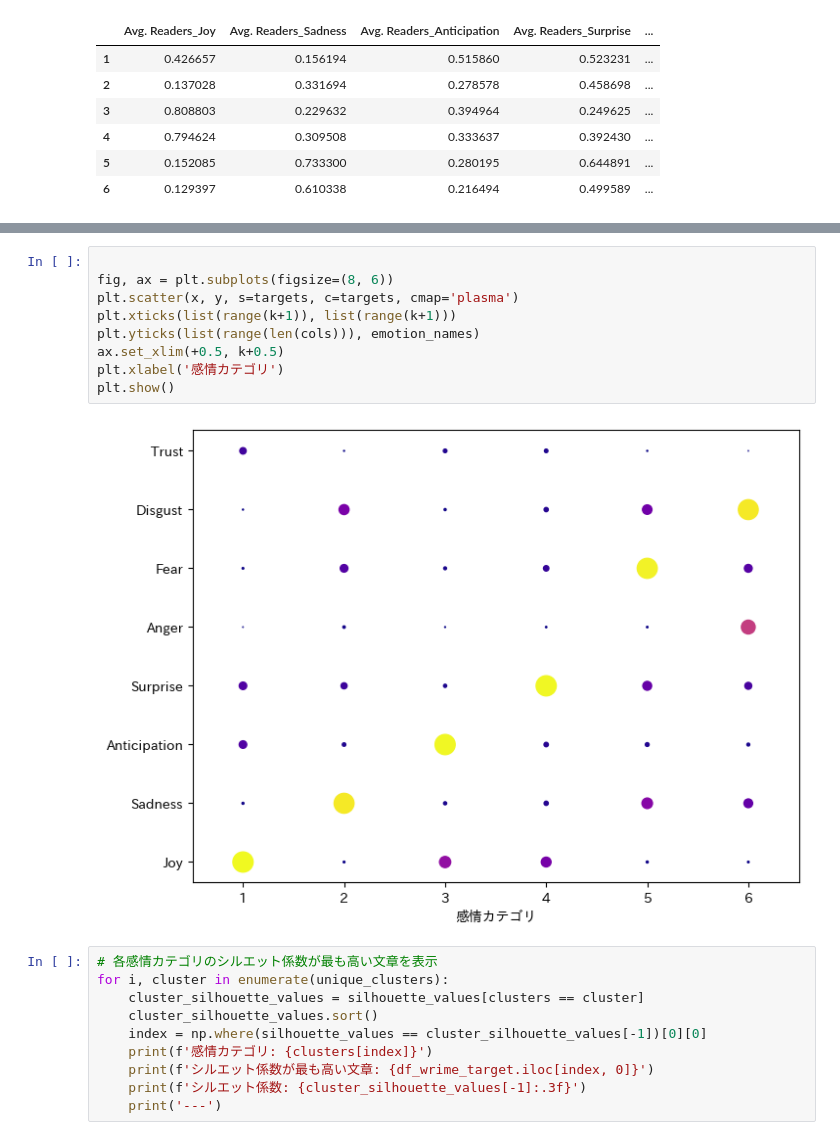
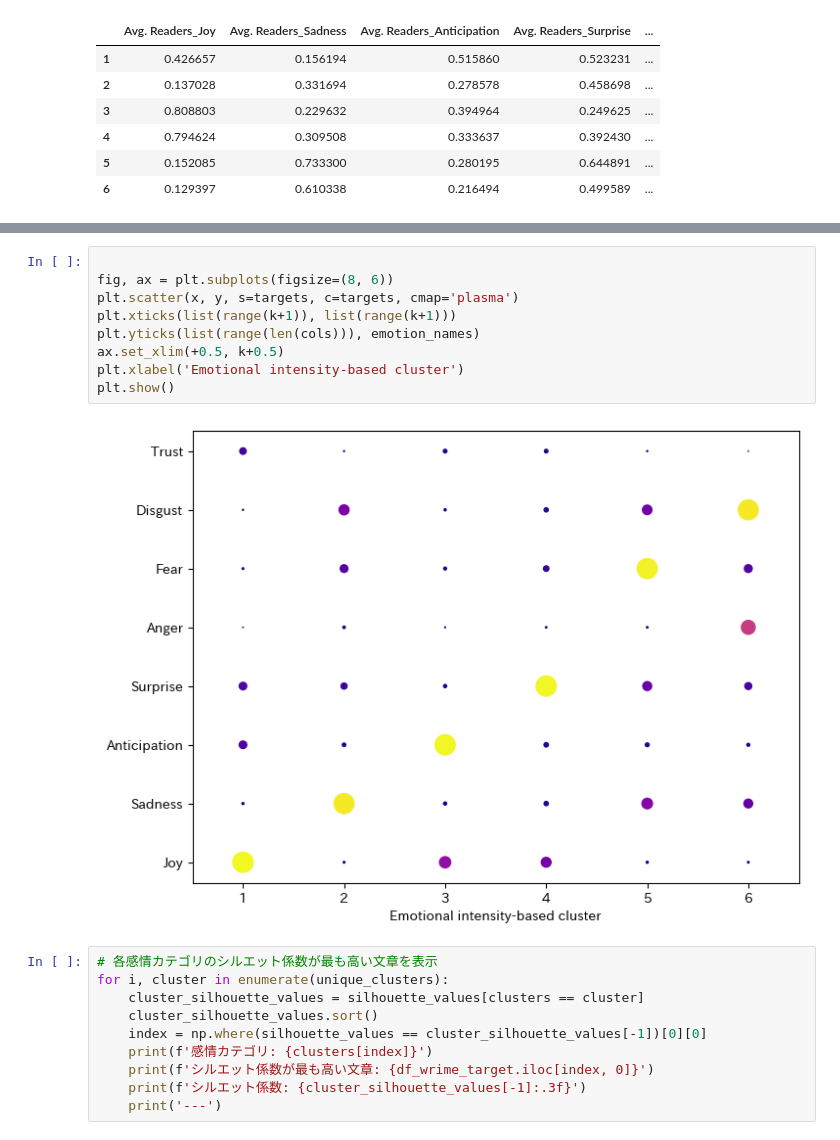
Before and after one commit to maruyama-lab-design/Preservation-of-Emotional-Context-in-Tweet-Embeddings, a Jupyter notebook: emotion_kmeans.ipynb, the cells around one changed output, grey strips where cells are left out. Cells and saved outputs as stored; diff of their text form.

```diff
--- a/emotion_kmeans.ipynb
+++ b/emotion_kmeans.ipynb
@@ -471,14 +471,14 @@ for i in range(k):
 # %%
 
 fig, ax = plt.subplots(figsize=(8, 6))
 plt.scatter(x, y, s=targets, c=targets, cmap='plasma')
 plt.xticks(list(range(k+1)), list(range(k+1)))
 plt.yticks(list(range(len(cols))), emotion_names)
 ax.set_xlim(+0.5, k+0.5)
-plt.xlabel('感情カテゴリ')
+plt.xlabel('Emotional intensity-based cluster')
 plt.show()
 # %% [output]
-[figure, old version]
+[figure, new version]
 # %%
 # 各感情カテゴリのシルエット係数が最も高い文章を表示
 for i, cluster in enumerate(unique_clusters):
```
Also changed, not shown: parts of 6 cells of this notebook, 4 other files.
